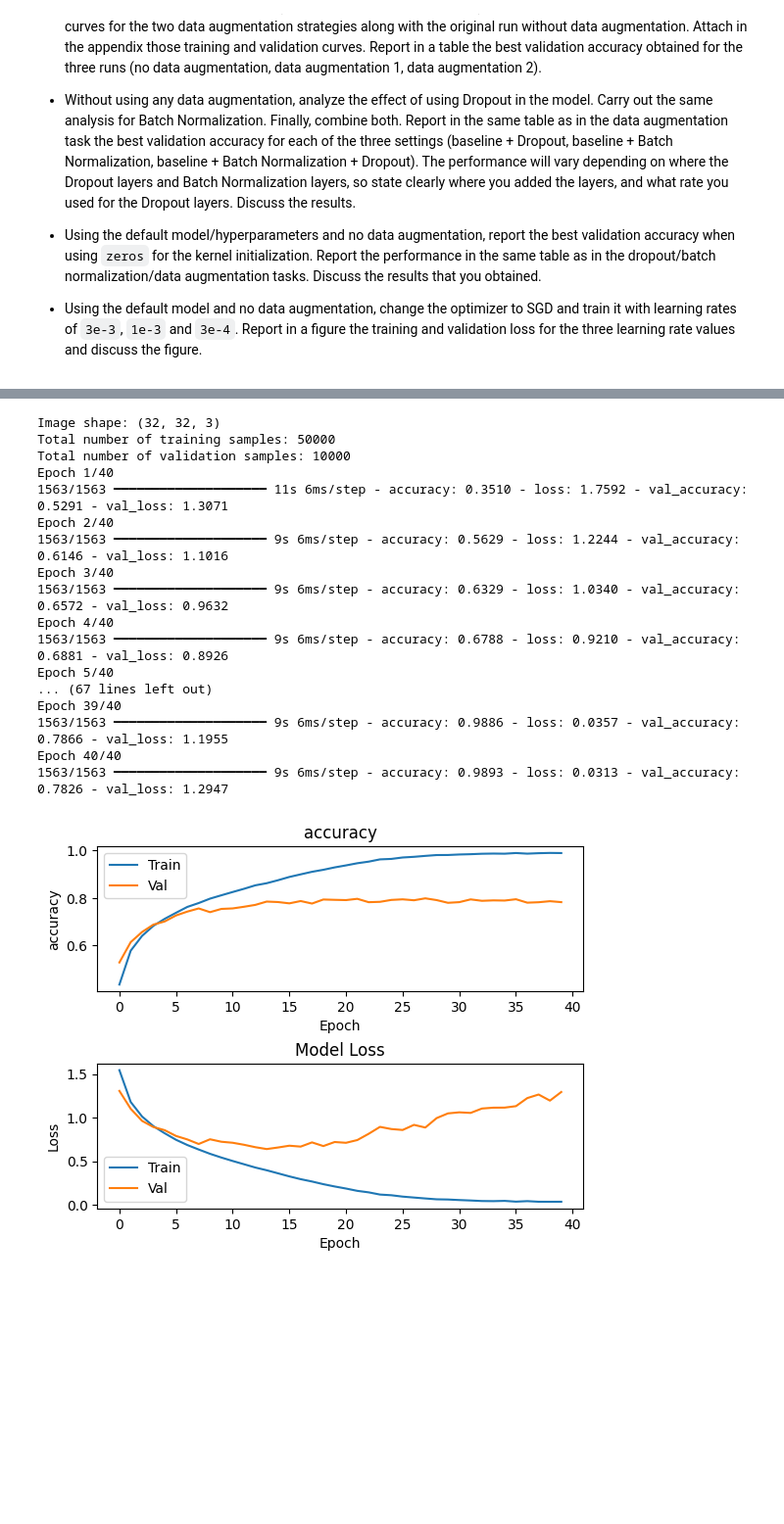
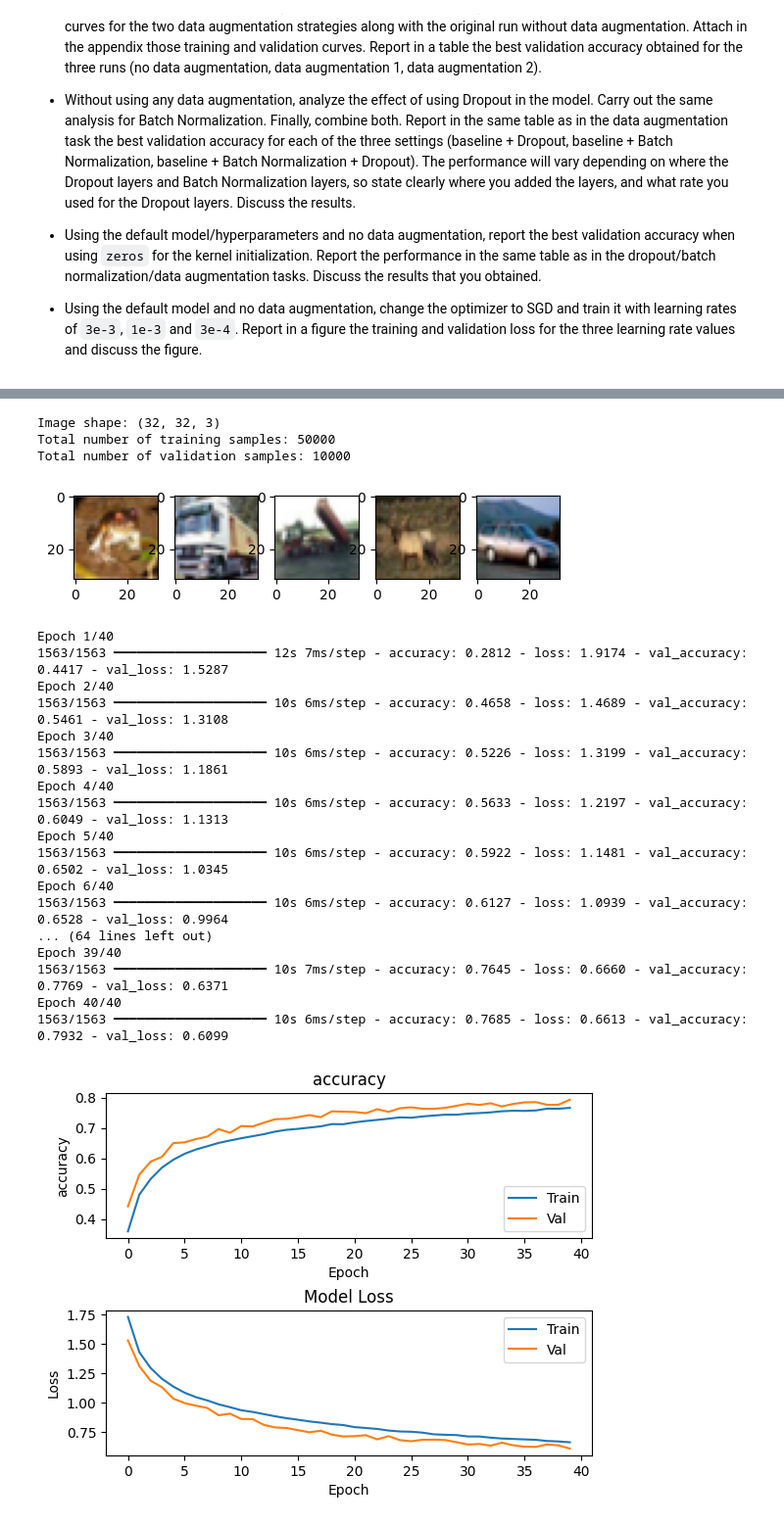
Before and after one commit to putyfruity/dl_lab, a Jupyter notebook: 03_Network_Training.ipynb, the cells around one changed output, grey strips where cells are left out. Shown at 98% size. Saved outputs shown, nothing was run; the diff lists cells and outputs as text; code cells hidden in the pictures; blank space fills up the shorter version.

```diff
--- a/03_Network_Training.ipynb
+++ b/03_Network_Training.ipynb
@@ -916,10 +916,17 @@ data_augmentation = keras.models.Sequential(
         keras.layers.RandomZoom(0)
         # # keras.layers.RandomRotation(0.1),
         # keras.layers.RandomFlip(mode="horizontal")
+
+        # keras.layers.RandomFlip("horizontal"),
+        # # keras.layers.RandomRotation(0.1),                    # Rotate up to 36° (milder than 108°)
+        # keras.layers.RandomZoom(0.3),
+        # keras.layers.RandomTranslation(0.2, 0.2),
+        # keras.layers.RandomShear(0.5, 0.5),
+        # # keras.layers.RandomColorDegeneration(0.5),
     ]
 )
 
-# plot_data_augmentation(data_augmentation)
+plot_data_augmentation(data_augmentation)
 
 # We will use glorot_uniform as a initialization by default
 initialization = 'glorot_uniform'
@@ -928,51 +935,63 @@ model = keras.models.Sequential()
 model.add(keras.layers.Input(shape=(32,32,3)))
 model.add(data_augmentation)
 model.add(keras.layers.Conv2D(32, (3, 3), padding='same', kernel_initializer=initialization))
+# model.add(keras.layers.BatchNormalization())
 model.add(keras.layers.Activation('relu'))
 model.add(keras.layers.MaxPooling2D(pool_size=(2, 2), strides=(2, 2), padding='same'))
+model.add(keras.layers.Dropout(0.5))
 
 model.add(keras.layers.Conv2D(64, (3, 3), padding='same', kernel_initializer=initialization))
+# model.add(keras.layers.BatchNormalization())
 model.add(keras.layers.Activation('relu'))
 model.add(keras.layers.MaxPooling2D(pool_size=(2, 2), strides=(2, 2), padding='same'))
+model.add(keras.layers.Dropout(0.5))
 
 model.add(keras.layers.Conv2D(128, (3, 3), padding='same', kernel_initializer=initialization))
+# model.add(keras.layers.BatchNormalization())
 model.add(keras.layers.Activation('relu'))
 model.add(keras.layers.MaxPooling2D(pool_size=(2, 2), strides=(2, 2), padding='same'))
+model.add(keras.layers.Dropout(0.5))
 
 model.add(keras.layers.Conv2D(256, (3, 3), padding='same', kernel_initializer=initialization))
+# model.add(keras.layers.BatchNormalization())
 model.add(keras.layers.Activation('relu'))
 # As we use global average pooling, we don't need to use Flatten
 model.add(keras.layers.GlobalAveragePooling2D())
+# model.add(keras.layers.Dropout(0.3))
 model.add(keras.layers.Dense(10, kernel_initializer=initialization))
 model.add(keras.layers.Activation('softmax'))
 
 
 Y_train_class = keras.utils.to_categorical(y_train, 10)
 Y_test_class = keras.utils.to_categorical(y_test, 10)
 # By default use Adam with lr=3e-4. Change it to SGD when asked to
 opt = keras.optimizers.Adam(learning_rate=3e-4)
 model.compile(loss='categorical_crossentropy',
               optimizer=opt,
               metrics=['accuracy'])
 # Use 40 epochs as default value to plot your curves
 history = model.fit(X_train_n, Y_train_class, epochs=40, validation_data=(X_test_n,Y_test_class))
 plot_history(history, 'accuracy')
 # %% [output]
 Image shape: (32, 32, 3)
 Total number of training samples: 50000
 Total number of validation samples: 10000
-Epoch 1/40
-1563/1563 ━━━━━━━━━━━━━━━━━━━━ 11s 6ms/step - accuracy: 0.3510 - loss: 1.7592 - val_accuracy: 0.5291 - val_loss: 1.3071
-Epoch 2/40
-1563/1563 ━━━━━━━━━━━━━━━━━━━━ 9s 6ms/step - accuracy: 0.5629 - loss: 1.2244 - val_accuracy: 0.6146 - val_loss: 1.1016
-Epoch 3/40
-1563/1563 ━━━━━━━━━━━━━━━━━━━━ 9s 6ms/step - accuracy: 0.6329 - loss: 1.0340 - val_accuracy: 0.6572 - val_loss: 0.9632
-Epoch 4/40
-1563/1563 ━━━━━━━━━━━━━━━━━━━━ 9s 6ms/step - accuracy: 0.6788 - loss: 0.9210 - val_accuracy: 0.6881 - val_loss: 0.8926
-Epoch 5/40
-... (67 lines left out)
-Epoch 39/40
-1563/1563 ━━━━━━━━━━━━━━━━━━━━ 9s 6ms/step - accuracy: 0.9886 - loss: 0.0357 - val_accuracy: 0.7866 - val_loss: 1.1955
-Epoch 40/40
-1563/1563 ━━━━━━━━━━━━━━━━━━━━ 9s 6ms/step - accuracy: 0.9893 - loss: 0.0313 - val_accuracy: 0.7826 - val_loss: 1.2947
-[figure, old version]
+[figure, new version]
+Epoch 1/40
+1563/1563 ━━━━━━━━━━━━━━━━━━━━ 12s 7ms/step - accuracy: 0.2812 - loss: 1.9174 - val_accuracy: 0.4417 - val_loss: 1.5287
+Epoch 2/40
+1563/1563 ━━━━━━━━━━━━━━━━━━━━ 10s 6ms/step - accuracy: 0.4658 - loss: 1.4689 - val_accuracy: 0.5461 - val_loss: 1.3108
+Epoch 3/40
+1563/1563 ━━━━━━━━━━━━━━━━━━━━ 10s 6ms/step - accuracy: 0.5226 - loss: 1.3199 - val_accuracy: 0.5893 - val_loss: 1.1861
+Epoch 4/40
+1563/1563 ━━━━━━━━━━━━━━━━━━━━ 10s 6ms/step - accuracy: 0.5633 - loss: 1.2197 - val_accuracy: 0.6049 - val_loss: 1.1313
+Epoch 5/40
+1563/1563 ━━━━━━━━━━━━━━━━━━━━ 10s 6ms/step - accuracy: 0.5922 - loss: 1.1481 - val_accuracy: 0.6502 - val_loss: 1.0345
+Epoch 6/40
+1563/1563 ━━━━━━━━━━━━━━━━━━━━ 10s 6ms/step - accuracy: 0.6127 - loss: 1.0939 - val_accuracy: 0.6528 - val_loss: 0.9964
+... (64 lines left out)
+Epoch 39/40
+1563/1563 ━━━━━━━━━━━━━━━━━━━━ 10s 7ms/step - accuracy: 0.7645 - loss: 0.6660 - val_accuracy: 0.7769 - val_loss: 0.6371
+Epoch 40/40
+1563/1563 ━━━━━━━━━━━━━━━━━━━━ 10s 6ms/step - accuracy: 0.7685 - loss: 0.6613 - val_accuracy: 0.7932 - val_loss: 0.6099
+[figure, added]
```
Also changed, not shown: parts of 2 cells of this notebook.
